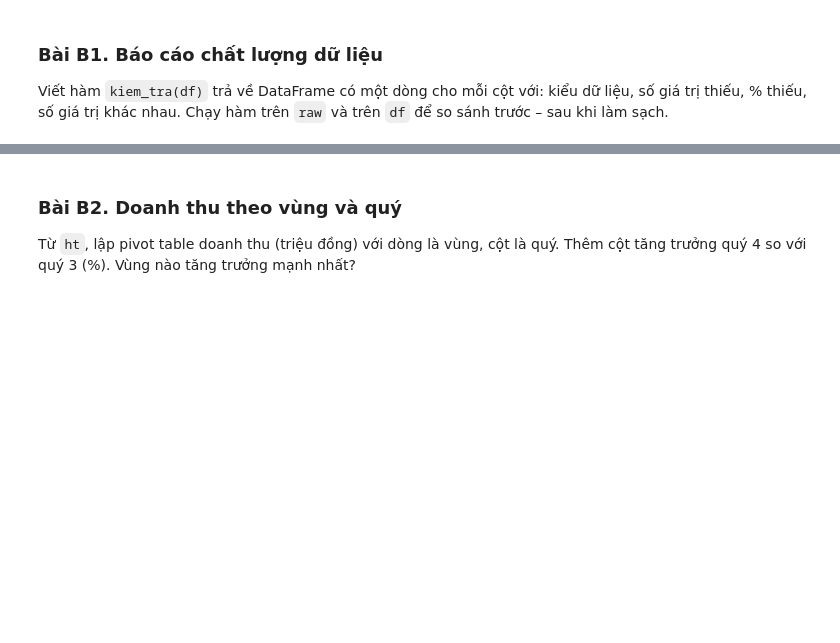
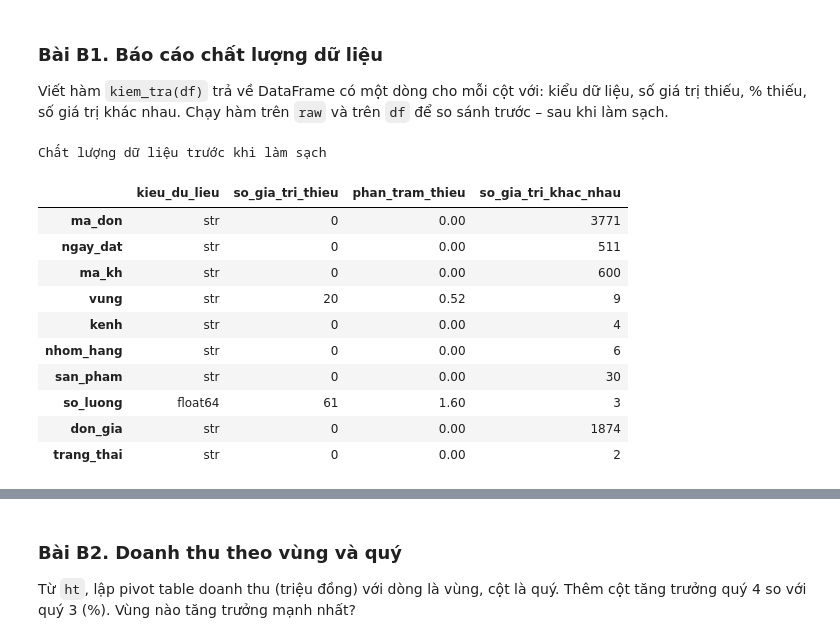
Before and after one commit to Twy-linh/Linh, a Jupyter notebook: Linh/bai_tap/Buoi_05_BaiTap.ipynb, the cells around one changed output, grey strips where cells are left out. Cells and saved outputs as stored; diff of their text form; code cells hidden in the pictures; blank space fills up the shorter version.

```diff
--- a/Linh/bai_tap/Buoi_05_BaiTap.ipynb
+++ b/Linh/bai_tap/Buoi_05_BaiTap.ipynb
@@ -163,4 +295,27 @@ Dùng các DataFrame `df` (đã làm sạch, gồm cả đơn hủy), `ht` (đơ
 Viết hàm `kiem_tra(df)` trả về DataFrame có một dòng cho mỗi cột với: kiểu dữ liệu, số giá trị thiếu, % thiếu,
 số giá trị khác nhau. Chạy hàm trên `raw` và trên `df` để so sánh trước – sau khi làm sạch.
 # %%
-# Viết code của bạn ở đây
+def kiem_tra(df):
+   ket_qua = pd.DataFrame({
+       "kieu_du_lieu": df.dtypes, #df.dtypes: lấy kiểu dữ liệu từng cột
+       "so_gia_tri_thieu": df.isna().sum(), #df.isna().sum(): đếm số gtri thiếu
+       "phan_tram_thieu": (df.isna().mean() * 100).round(2), #df.isna().mean()*100: tỷ lệ thiếu %
+       "so_gia_tri_khac_nhau": df.nunique()
+   })
+   return ket_qua
+#kiểm tra trước khi làm sạch
+print("Chất lượng dữ liệu trước khi làm sạch")
+kiem_tra(raw)
+# %% [output]
+Chất lượng dữ liệu trước khi làm sạch
+|  | kieu_du_lieu | so_gia_tri_thieu | phan_tram_thieu | so_gia_tri_khac_nhau |
+| ma_don | str | 0 | 0.00 | 3771 |
+| ngay_dat | str | 0 | 0.00 | 511 |
+| ma_kh | str | 0 | 0.00 | 600 |
+| vung | str | 20 | 0.52 | 9 |
+| kenh | str | 0 | 0.00 | 4 |
+| nhom_hang | str | 0 | 0.00 | 6 |
+| san_pham | str | 0 | 0.00 | 30 |
+| so_luong | float64 | 61 | 1.60 | 3 |
+| don_gia | str | 0 | 0.00 | 1874 |
+| trang_thai | str | 0 | 0.00 | 2 |
```
Also changed, not shown: parts of 17 cells of this notebook.
